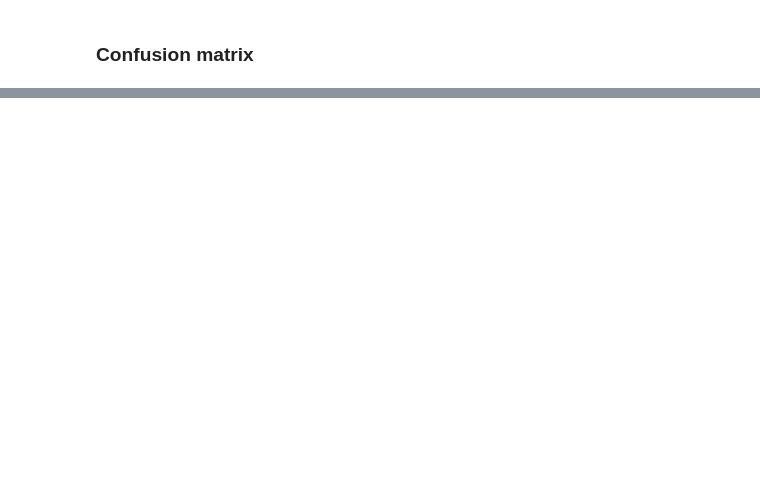
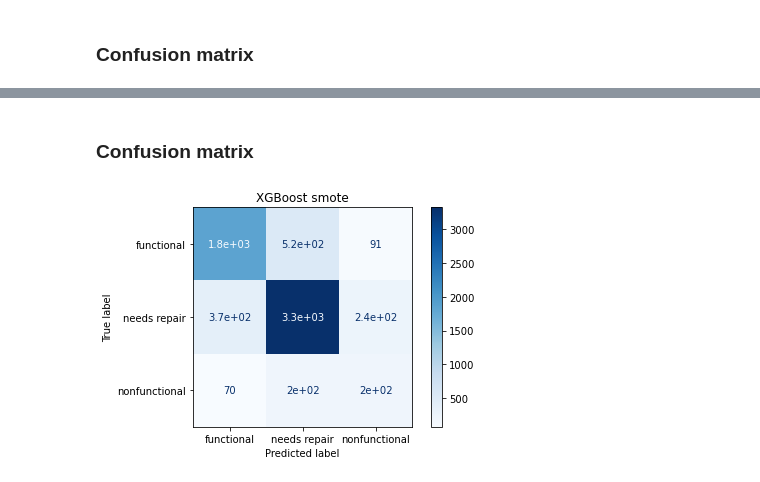
Before and after one commit to Milenaafeworki/Tanzanian_water_well, a Jupyter notebook: tanzanian_water_wells.ipynb, the cells around one changed output, grey strips where cells are left out. Drawn from its saved outputs; the diff is of its cells as text; code cells hidden in the pictures; blank space fills up the shorter version.

```diff
--- a/tanzanian_water_wells.ipynb
+++ b/tanzanian_water_wells.ipynb
@@ -1466,7 +1505,7 @@ Synthetic sample class distribution:
 0    15614
 Name: status_group, dtype: int64
 # %%
-forest_smote = RandomForestClassifier(n_estimators=9, max_depth=, min_sample_leaf, min_sample_split= , max_features= , random_state= 42
+forest_smote = RandomForestClassifier(n_estimators=500, max_depth=None, max_features='auto')
 forest_smote.fit(X_train_resampled, y_train_resampled)
 get_metrics(y_test, scaled_data_test, forest_smote)
 metrics['name'] = 'Random Forest smote'
@@ -1491,0 +1656,6 @@ models_df.sort_values(by='f1', ascending=False)
+# %%
+xgb_smote = XGBClassifier(n_estimators=500, max_depth=None, max_features='auto')
+xgb_smote.fit(X_train_resampled, y_train_resampled)
+get_metrics(y_test, scaled_data_test, forest_smote)
+metrics['name'] = 'XGBoost smote'
+models.append(metrics)
@@ -1491,0 +1688,12 @@ models_df.sort_values(by='f1', ascending=False)
+# %% [markdown]
+### Confusion matrix
+# %%
+plot_confusion_matrix(xgb_smote, scaled_data_test, y_test,
+                      display_labels=['functional', 'needs repair',
+                                      'nonfunctional'], cmap=plt.cm.Blues)
+plt.title('XGBoost smote')
+plt.tight_layout()
+
+plt.show()
+# %% [output]
+[figure, added]
```
Also changed, not shown: parts of 29 cells of this notebook.
